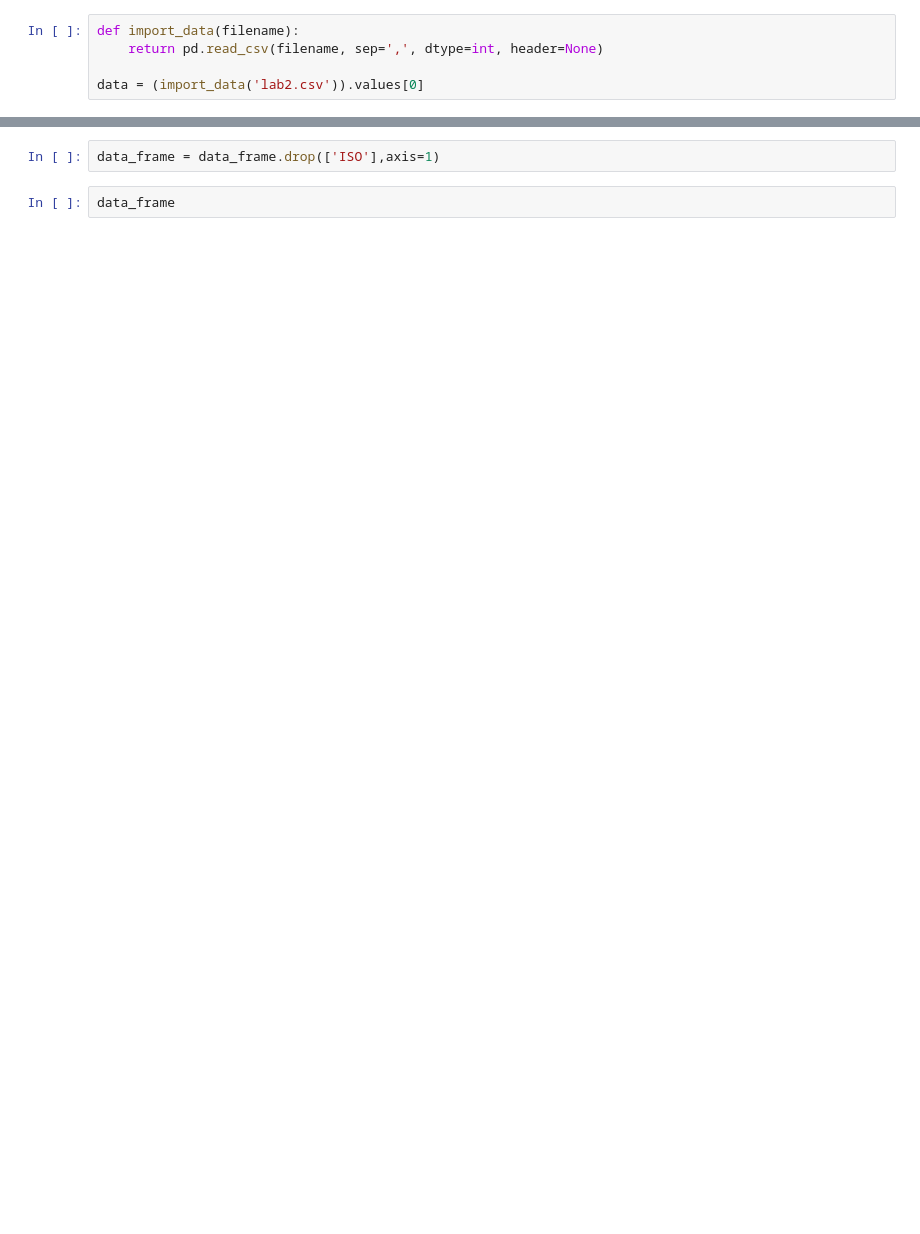
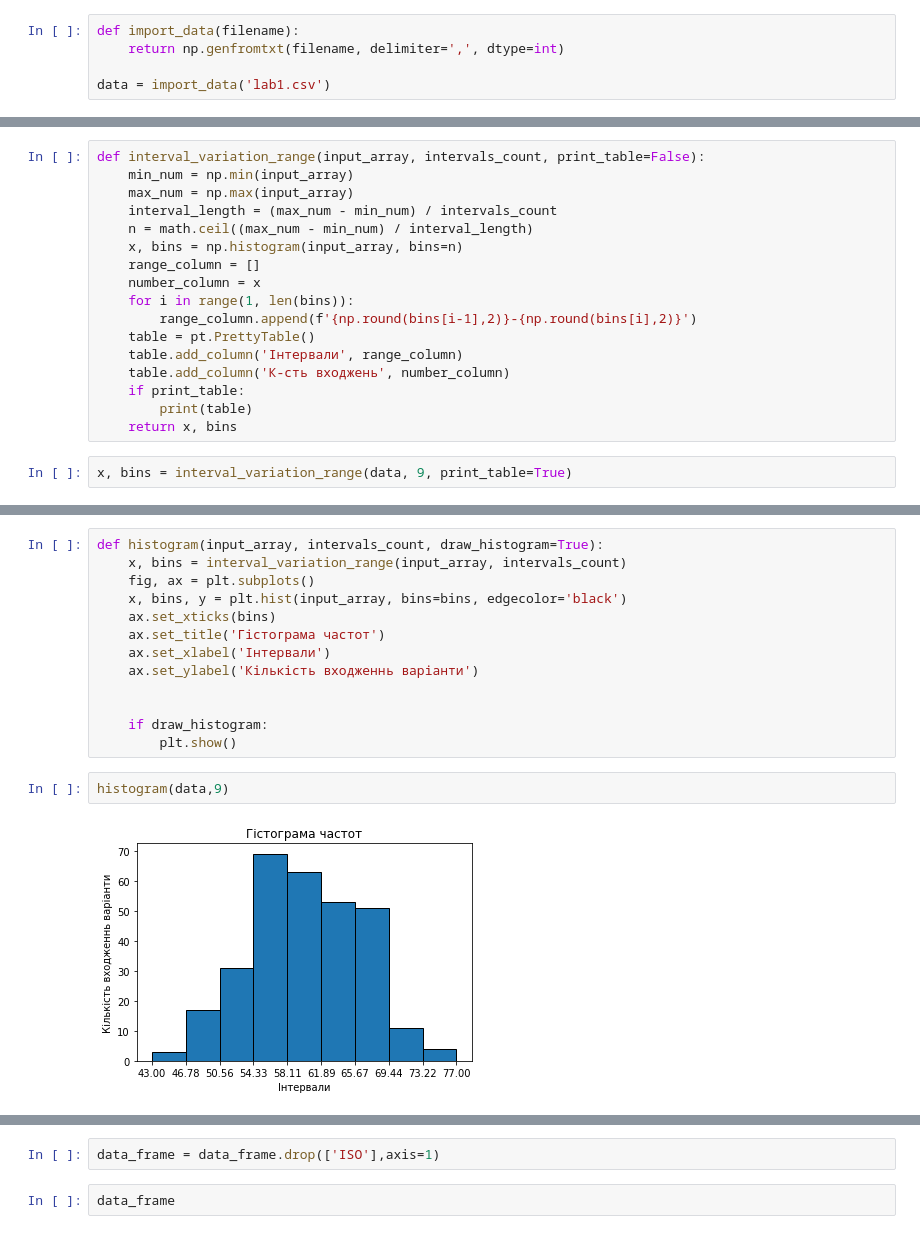
Before and after one commit to AntonShchur/KPI_LABS, a Jupyter notebook: Data Analysis/Lab1/Lab1.ipynb, the cells around one changed output, grey strips where cells are left out. Cells and saved outputs as stored; diff of their text form; blank space fills up the shorter version.

```diff
--- a/Data Analysis/Lab1/Lab1.ipynb
+++ b/Data Analysis/Lab1/Lab1.ipynb
@@ -6,6 +9,6 @@ import pandas as pd
 # %%
 def import_data(filename):
-    return pd.read_csv(filename, sep=',', dtype=int, header=None)
+    return np.genfromtxt(filename, delimiter=',', dtype=int)
 
-data = (import_data('lab2.csv')).values[0]
+data = import_data('lab1.csv')
 # %%
@@ -58,0 +62,19 @@ interval_variation_range(data,10)
+# %%
+def interval_variation_range(input_array, intervals_count, print_table=False):
+    min_num = np.min(input_array)
+    max_num = np.max(input_array)
+    interval_length = (max_num - min_num) / intervals_count
+    n = math.ceil((max_num - min_num) / interval_length)
+    x, bins = np.histogram(input_array, bins=n)
+    range_column = []
+    number_column = x
+    for i in range(1, len(bins)):
+        range_column.append(f'{np.round(bins[i-1],2)}-{np.round(bins[i],2)}')
+    table = pt.PrettyTable()
+    table.add_column('Інтервали', range_column)
+    table.add_column('К-сть входжень', number_column)
+    if print_table:
+        print(table)
+    return x, bins
+# %%
+x, bins = interval_variation_range(data, 9, print_table=True)
@@ -58,0 +132,17 @@ interval_variation_range(data,10)
+# %%
+def histogram(input_array, intervals_count, draw_histogram=True):
+    x, bins = interval_variation_range(input_array, intervals_count)
+    fig, ax = plt.subplots()
+    x, bins, y = plt.hist(input_array, bins=bins, edgecolor='black')
+    ax.set_xticks(bins)
+    ax.set_title('Гістограма частот')
+    ax.set_xlabel('Інтервали')
+    ax.set_ylabel('Кількість входженнь варіанти')
+
+
+    if draw_histogram:
+        plt.show()
+# %%
+histogram(data,9)
+# %% [output]
+[figure, added]
```
Also changed, not shown: parts of 20 cells of this notebook, 4 other files.
